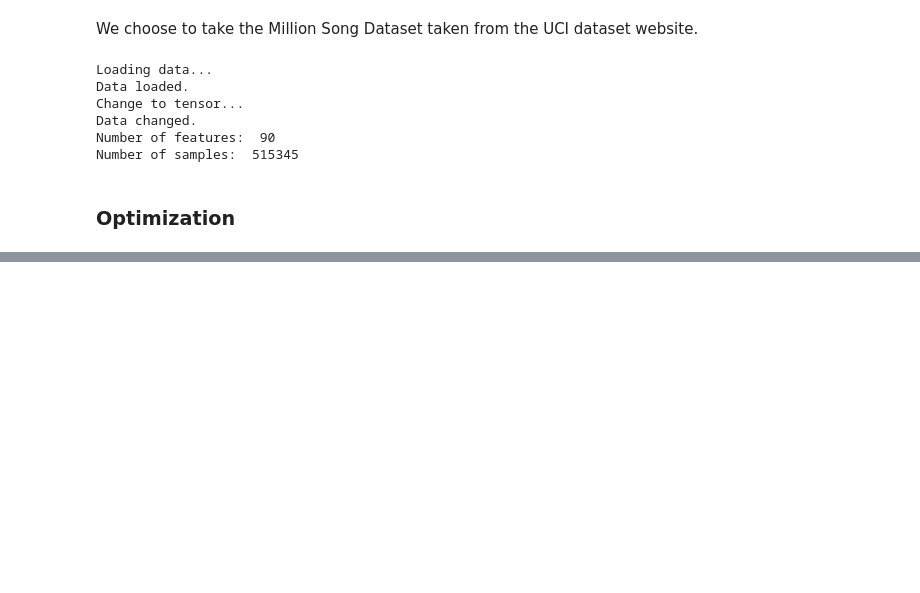
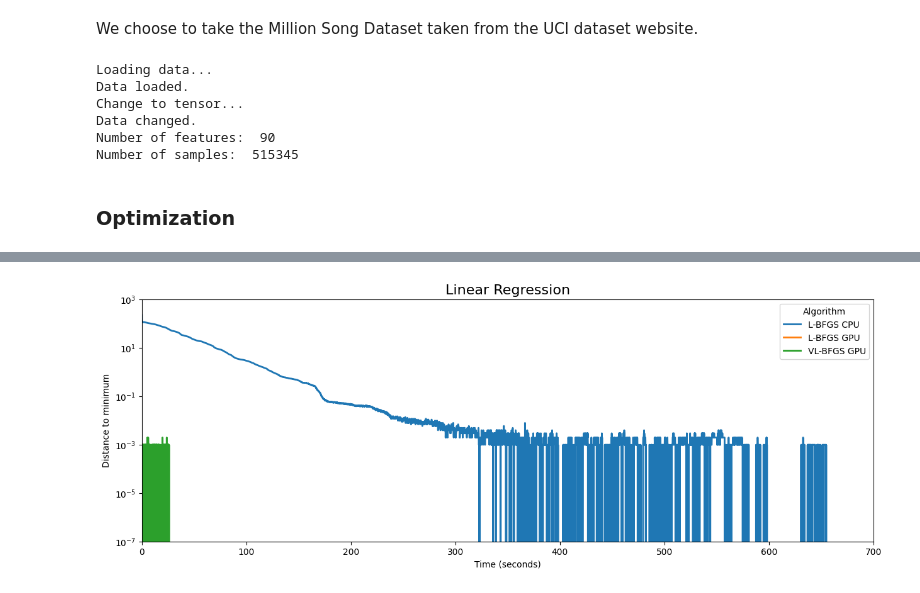
Before and after one commit to agatheminaro/CloudComputing__L-BFGS, a Jupyter notebook: Demo.ipynb, the cells around one changed output, grey strips where cells are left out. Cells and saved outputs as stored; diff of their text form; code cells hidden in the pictures; blank space fills up the shorter version.

Commit message:
optim on real data

```diff
--- a/Demo.ipynb
+++ b/Demo.ipynb
@@ -222,8 +231,8 @@ del data
 print("Data loaded.")
 
 print("Change to tensor...")
-X = torch.from_numpy(X)
-y = torch.from_numpy(y)
+X = torch.tensor(X, dtype=torch.float)
+y = torch.tensor(y, dtype=torch.int)
 print("Data changed.")
 
 d = X.shape[1]
@@ -252,16 +260,16 @@ f_grad = utils.grad_linreg_torch
 x_init = torch.rand(d)
 # %%
 print("\n---- L-BFGS CPU ----")
-lbfgs_optimizer = lbfgs.LBFGS(f, f_grad, m=10, vector_free=False, max_iter=100, torch=True, device='cpu')
-x_min_lbfgs_cpu, f_min_lbfgs_cpu, time_lbfgs_cpu  = lbfgs_optimizer.fit(x_init, _A, _b, lbda)
-print("Computation time: ", time_lbfgs)
+lbfgs_optimizer = lbfgs.LBFGS(f, f_grad, m=10, vector_free=False, max_iter=10000, torch=True, device='cpu')
+x_min_lbfgs_cpu, f_min_lbfgs_cpu, time_lbfgs_cpu  = lbfgs_optimizer.fit(x_init, X, y, lbda)
+print("Computation time: ", time_lbfgs_cpu)
 
 print("\n---- L-BFGS GPU ----")
-lbfgs_optimizer = lbfgs.LBFGS(f, f_grad, m=10, vector_free=False, max_iter=100, torch=True, device='cuda:0')
-x_min_lbfgs, f_min_lbfgs, time_lbfgs  = lbfgs_optimizer.fit(x_init, _A, _b, lbda)
+lbfgs_optimizer = lbfgs.LBFGS(f, f_grad, m=10, vector_free=False, max_iter=10000, torch=True, device='cuda:0')
+x_min_lbfgs, f_min_lbfgs, time_lbfgs  = lbfgs_optimizer.fit(x_init, X, y, lbda)
 print("Computation time: ", time_lbfgs)
 
 print("\n---- VL-BFGS GPU ----")
-vlbfgs_optimizer = lbfgs.LBFGS(f, f_grad, m=10, vector_free=True, max_iter=100, torch=True, device="cuda:0")
-x_min_vlbfgs, f_min_vlbfgs, time_vlbfgs = vlbfgs_optimizer.fit(x_init, _A, _b, lbda)
+vlbfgs_optimizer = lbfgs.LBFGS(f, f_grad, m=10, vector_free=True, max_iter=10000, torch=True, device="cuda:0")
+x_min_vlbfgs, f_min_vlbfgs, time_vlbfgs = vlbfgs_optimizer.fit(x_init, X, y, lbda)
 print("Computation time: ", time_vlbfgs)
@@ -268,13 +285,17 @@ print("Computation time: ", time_vlbfgs)
 # %%
 f_min = min(f_min_lbfgs_cpu[-1], f_min_lbfgs[-1], f_min_vlbfgs[-1])
 
 plt.figure(figsize=(15, 5))
 plt.semilogy(np.linspace(0, time_lbfgs_cpu, len(f_min_lbfgs_cpu)), np.array(f_min_lbfgs_cpu) - f_min, lw=2, label='L-BFGS CPU')
 plt.semilogy(np.linspace(0, time_lbfgs, len(f_min_lbfgs)), np.array(f_min_lbfgs) - f_min, lw=2, label='L-BFGS GPU')
 plt.semilogy(np.linspace(0, time_vlbfgs, len(f_min_vlbfgs)), np.array(f_min_vlbfgs) - f_min, lw=2, label='VL-BFGS GPU')
 plt.yscale('log')
+plt.xlim(0, 700)
+plt.ylim(10e-8, 10e2)
 plt.title("Linear Regression", fontsize=16)
 plt.legend(title='Algorithm', loc='best')
 plt.xlabel('Time (seconds)')
 plt.ylabel('Distance to minimum')
 plt.show()
+# %% [output]
+[figure, added]
```
Also changed, not shown: parts of 16 cells of this notebook, 1 other file.
